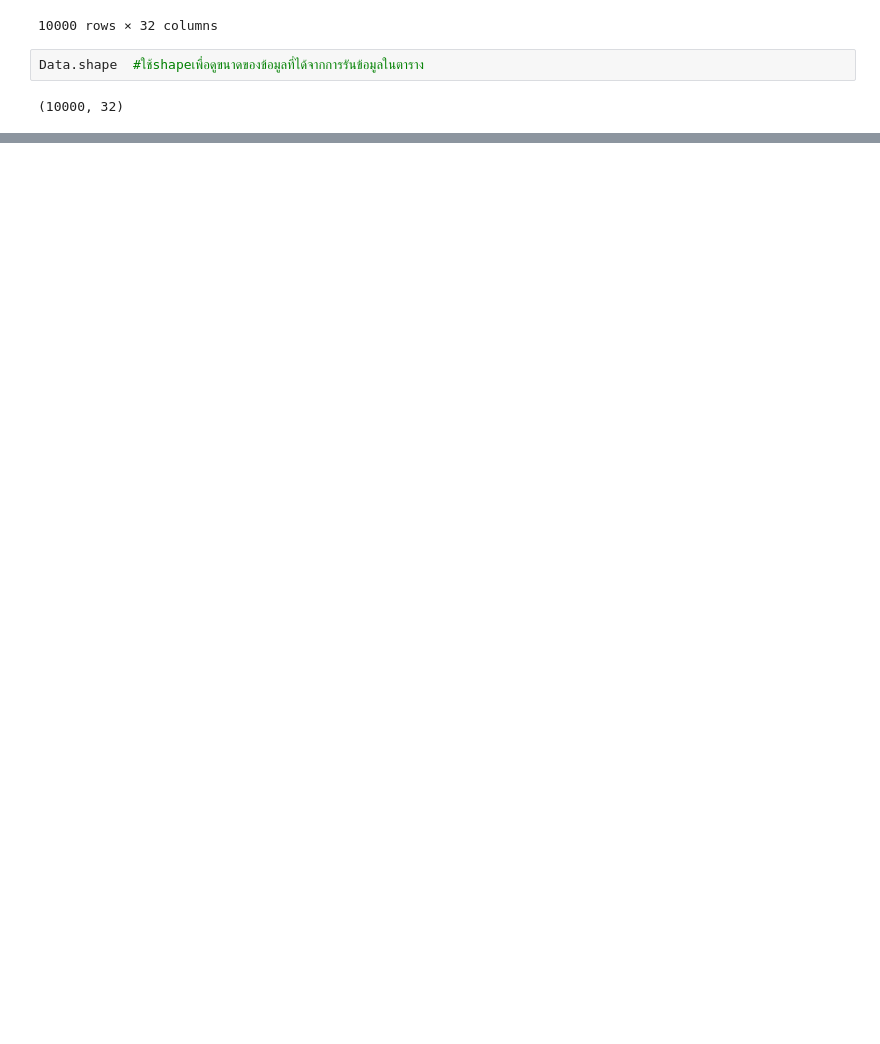
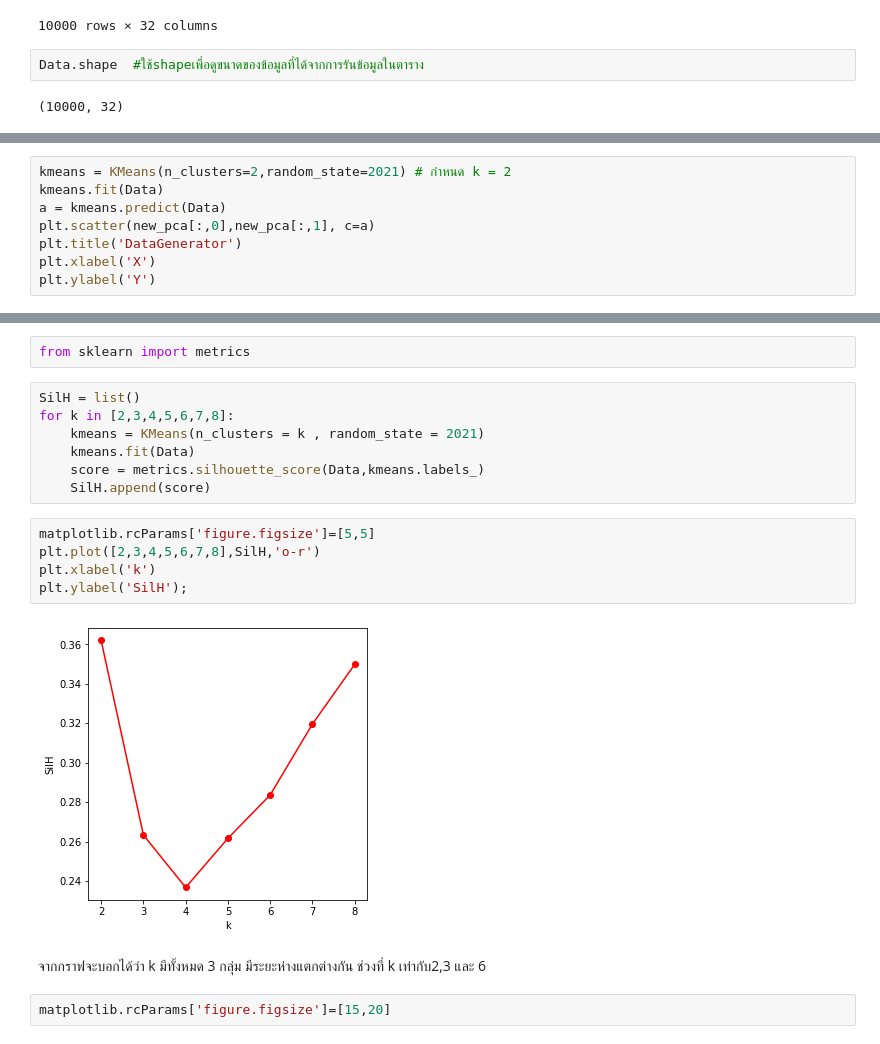
Before and after one commit to Chanunchida-May/multivariate, a Jupyter notebook: Multivariate_Exam.ipynb, the cells around one changed output, grey strips where cells are left out. Cells and saved outputs as stored; diff of their text form; blank space fills up the shorter version.

```diff
--- a/Multivariate_Exam.ipynb
+++ b/Multivariate_Exam.ipynb
@@ -63,0 +209,8 @@ Data.shape  #ใช้shapeเพื่อดูขนาดของข้อ
+# %%
+kmeans = KMeans(n_clusters=2,random_state=2021) # กำหนด k = 2
+kmeans.fit(Data)
+a = kmeans.predict(Data)
+plt.scatter(new_pca[:,0],new_pca[:,1], c=a)
+plt.title('DataGenerator')
+plt.xlabel('X')
+plt.ylabel('Y')
@@ -63,0 +219,20 @@ Data.shape  #ใช้shapeเพื่อดูขนาดของข้อ
+# %%
+from sklearn import metrics
+# %%
+SilH = list()
+for k in [2,3,4,5,6,7,8]:
+    kmeans = KMeans(n_clusters = k , random_state = 2021)
+    kmeans.fit(Data)
+    score = metrics.silhouette_score(Data,kmeans.labels_)
+    SilH.append(score)
+# %%
+matplotlib.rcParams['figure.figsize']=[5,5]
+plt.plot([2,3,4,5,6,7,8],SilH,'o-r')
+plt.xlabel('k')
+plt.ylabel('SilH');
+# %% [output]
+[figure, added]
+# %% [markdown]
+จากกราฟจะบอกได้ว่า k มีทั้งหมด 3 กลุ่ม มีระยะห่างแตกต่างกัน ช่วงที่ k เท่ากับ2,3 และ 6
+# %%
+matplotlib.rcParams['figure.figsize']=[15,20]
```
Also changed, not shown: parts of 44 cells of this notebook.
